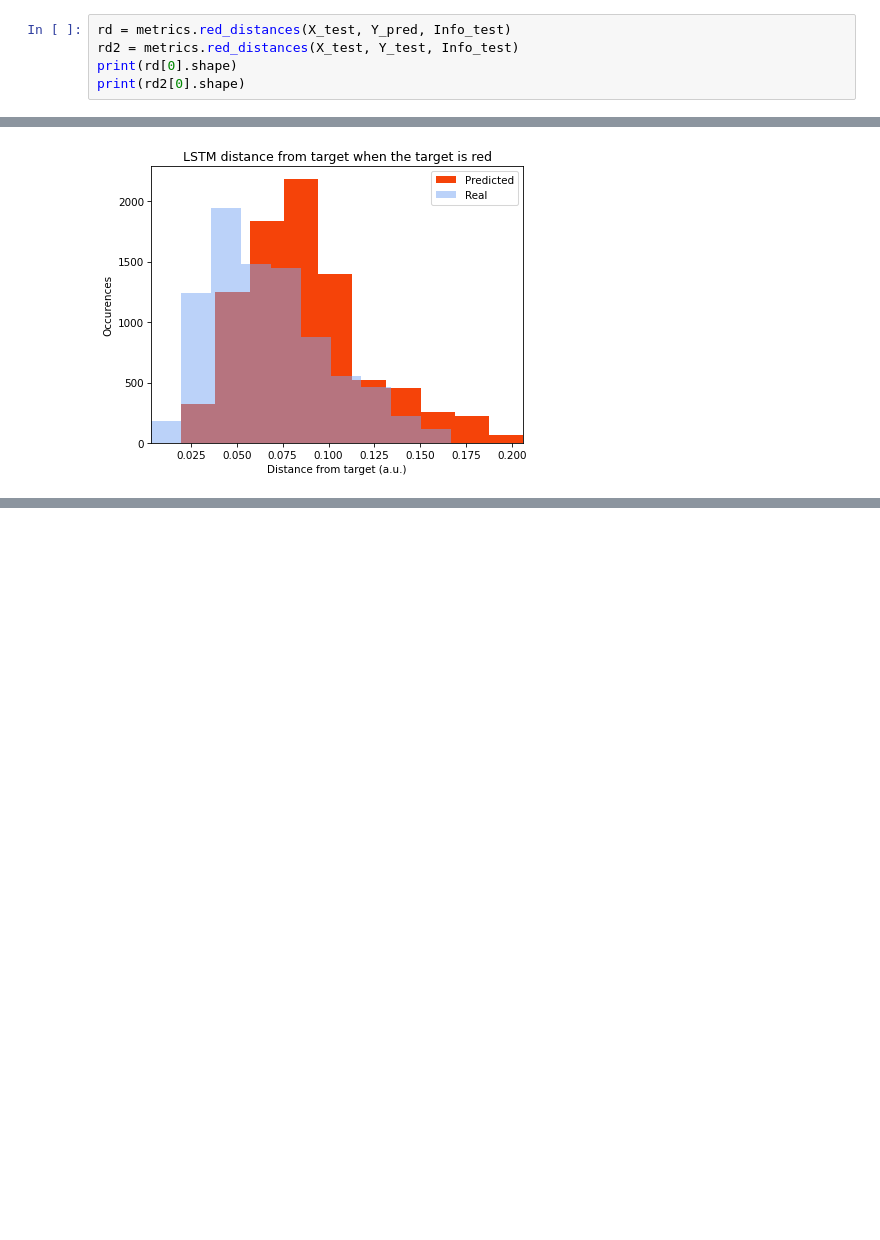
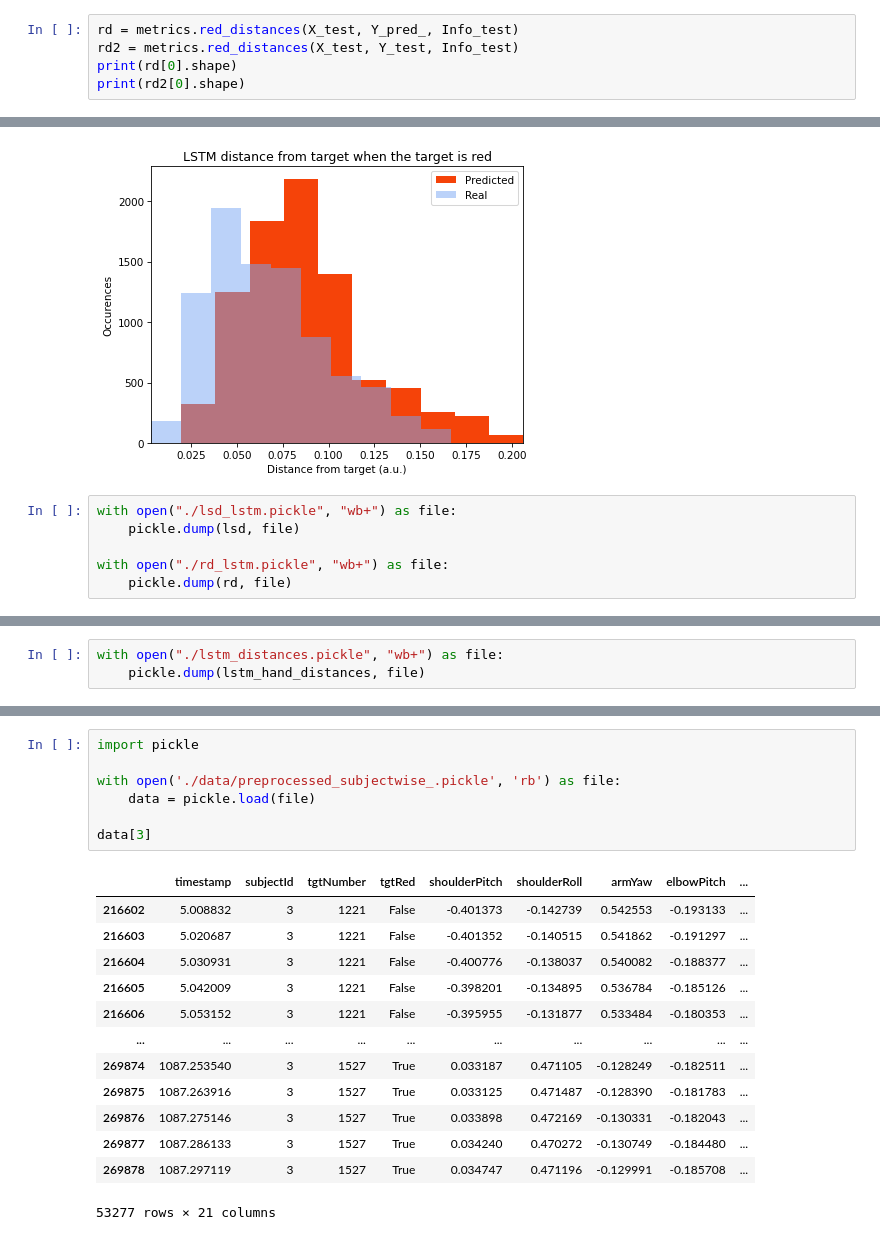
Before and after one commit to PAUL-BERNARD/Bernard2024_ICANN_prosthesis_reservoir, a Jupyter notebook: 3_lstm.ipynb, the cells around one changed output, grey strips where cells are left out. Drawn from its saved outputs; the diff is of its cells as text; blank space fills up the shorter version.

```diff
--- a/3_lstm.ipynb
+++ b/3_lstm.ipynb
@@ -570,7 +574,7 @@ plt.show()
 # %% [output]
 [figure]
 # %%
-rd = metrics.red_distances(X_test, Y_pred, Info_test)
+rd = metrics.red_distances(X_test, Y_pred_, Info_test)
 rd2 = metrics.red_distances(X_test, Y_test, Info_test)
 print(rd[0].shape)
 print(rd2[0].shape)
@@ -588,3 +592,9 @@ plt.legend()
 plt.show()
 # %% [output]
 [figure]
+# %%
+with open("./lsd_lstm.pickle", "wb+") as file:
+    pickle.dump(lsd, file)
+
+with open("./rd_lstm.pickle", "wb+") as file:
+    pickle.dump(rd, file)
@@ -590,0 +618,3 @@ plt.show()
+# %%
+with open("./lstm_distances.pickle", "wb+") as file:
+    pickle.dump(lstm_hand_distances, file)
@@ -590,0 +665,21 @@ plt.show()
+# %%
+import pickle
+
+with open('./data/preprocessed_subjectwise_.pickle', 'rb') as file:
+    data = pickle.load(file)
+
+data[3]
+# %% [output]
+|  | timestamp | subjectId | tgtNumber | tgtRed | shoulderPitch | shoulderRoll | armYaw | elbowPitch | ... |
+| 216602 | 5.008832 | 3 | 1221 | False | -0.401373 | -0.142739 | 0.542553 | -0.193133 | ... |
+| 216603 | 5.020687 | 3 | 1221 | False | -0.401352 | -0.140515 | 0.541862 | -0.191297 | ... |
+| 216604 | 5.030931 | 3 | 1221 | False | -0.400776 | -0.138037 | 0.540082 | -0.188377 | ... |
+| 216605 | 5.042009 | 3 | 1221 | False | -0.398201 | -0.134895 | 0.536784 | -0.185126 | ... |
+| 216606 | 5.053152 | 3 | 1221 | False | -0.395955 | -0.131877 | 0.533484 | -0.180353 | ... |
+| ... | ... | ... | ... | ... | ... | ... | ... | ... | ... |
+| 269874 | 1087.253540 | 3 | 1527 | True | 0.033187 | 0.471105 | -0.128249 | -0.182511 | ... |
+| 269875 | 1087.263916 | 3 | 1527 | True | 0.033125 | 0.471487 | -0.128390 | -0.181783 | ... |
+| 269876 | 1087.275146 | 3 | 1527 | True | 0.033898 | 0.472169 | -0.130331 | -0.182043 | ... |
+| 269877 | 1087.286133 | 3 | 1527 | True | 0.034240 | 0.470272 | -0.130749 | -0.184480 | ... |
+| 269878 | 1087.297119 | 3 | 1527 | True | 0.034747 | 0.471196 | -0.129991 | -0.185708 | ... |
+53277 rows × 21 columns
```
Also changed, not shown: parts of 14 cells of this notebook, 1 other file.
